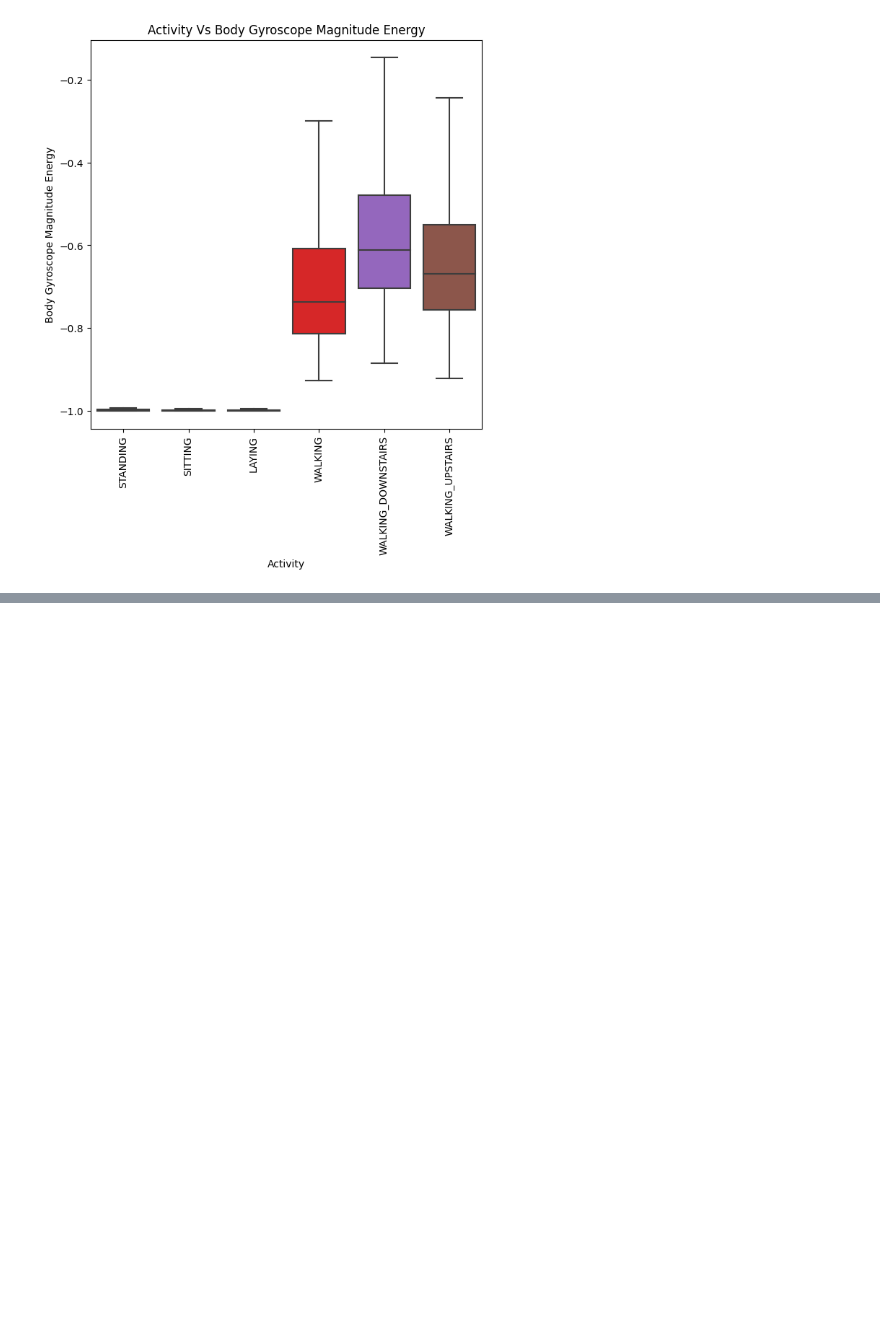
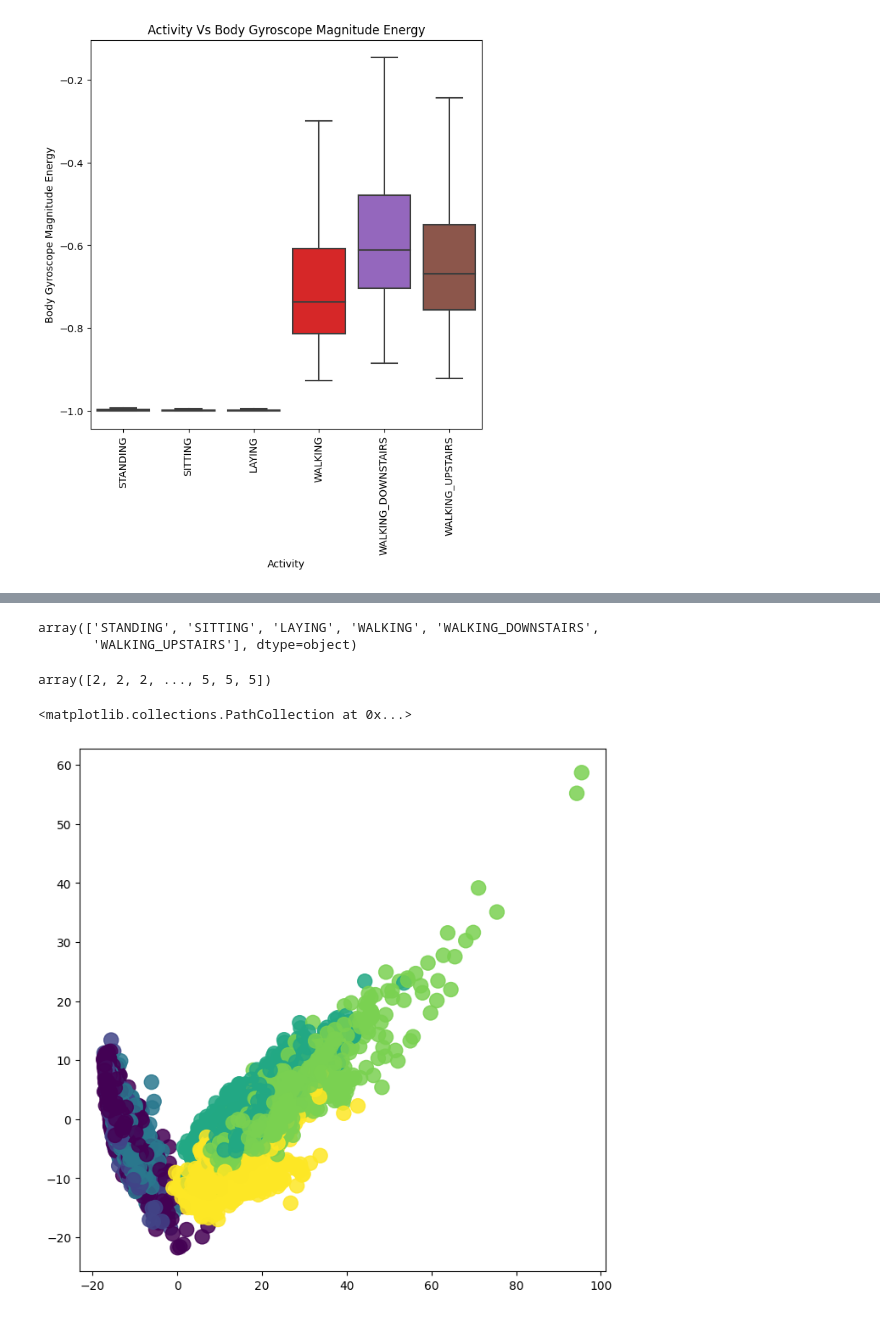
Before and after one commit to mosemb/HumanActivityRecognition, a Jupyter notebook: Har.ipynb, the cells around one changed output, grey strips where cells are left out. Drawn from its saved outputs; the diff is of its cells as text; code cells hidden in the pictures; blank space fills up the shorter version.

```diff
--- a/Har.ipynb
+++ b/Har.ipynb
@@ -167,0 +212,2 @@ X.head(1)
+# %%
+dfx = pd.DataFrame(data=X,columns=df.columns[:-1])
@@ -167,0 +216,4 @@ X.head(1)
+# %%
+from sklearn.decomposition import PCA
+pca = PCA (n_components = None)
+dfx_pca = pca.fit(dfx)
@@ -167,0 +244,3 @@ X.head(1)
+# %%
+dfx_transform = pca.transform(dfx)
+dfx_transform = pd.DataFrame(data=dfx_transform)
@@ -167,0 +257,21 @@ X.head(1)
+# %%
+from sklearn.preprocessing import LabelEncoder
+label_encoder = LabelEncoder()
+ye = label_encoder.fit_transform(df.Activity)
+# %%
+df.Activity.unique()
+# %% [output]
+array(['STANDING', 'SITTING', 'LAYING', 'WALKING', 'WALKING_DOWNSTAIRS',
+       'WALKING_UPSTAIRS'], dtype=object)
+# %%
+ye
+# %% [output]
+array([2, 2, 2, ..., 5, 5, 5])
+# %%
+#colors = ListedColormap(['r','b','g'])
+plt.figure(figsize=(8,8))
+plt.scatter(dfx_transform[0],dfx_transform[1],c=ye,alpha=0.85,s=150)
+#plt.legend(loc="upper left")
+# %% [output]
+<matplotlib.collections.PathCollection at 0x...>
+[figure, added]
```
Also changed, not shown: parts of 15 cells of this notebook.
